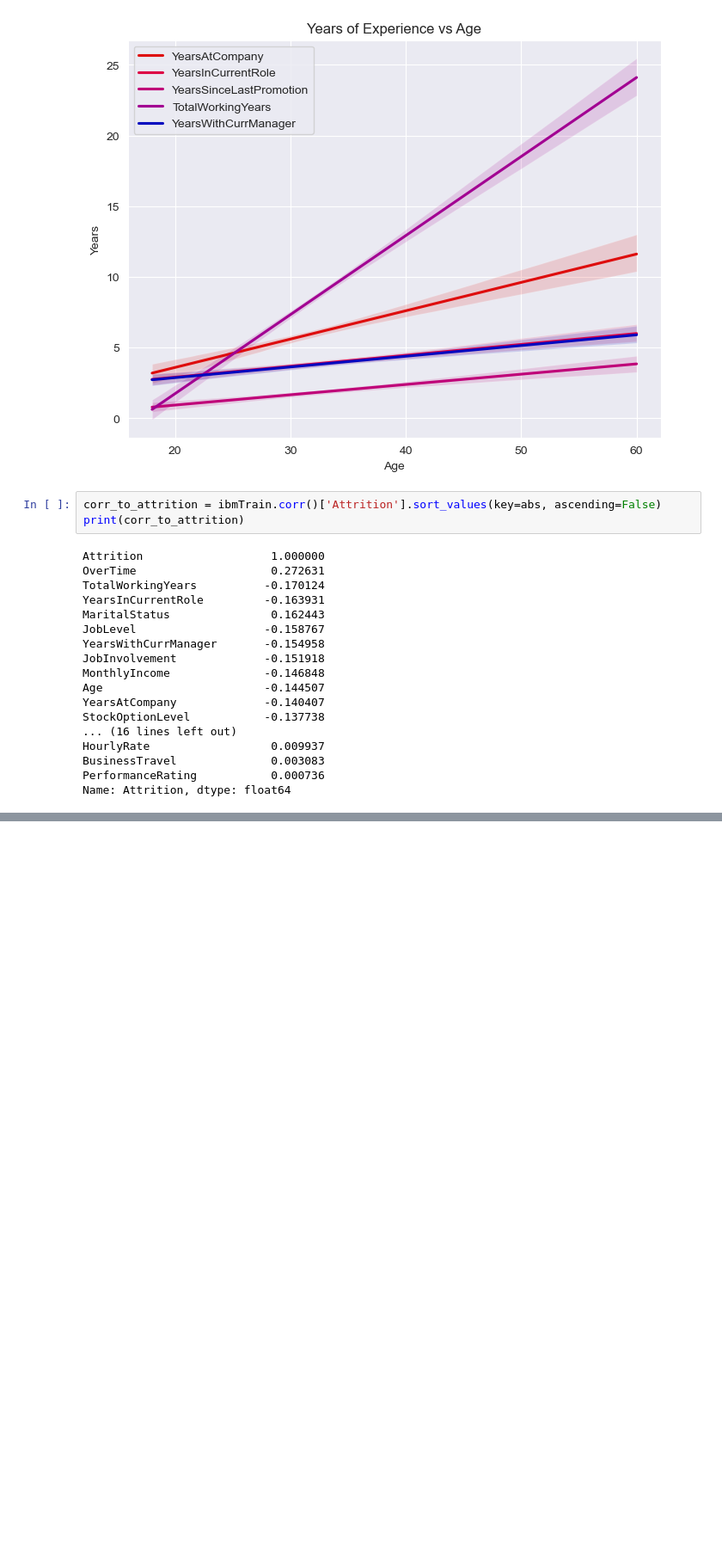
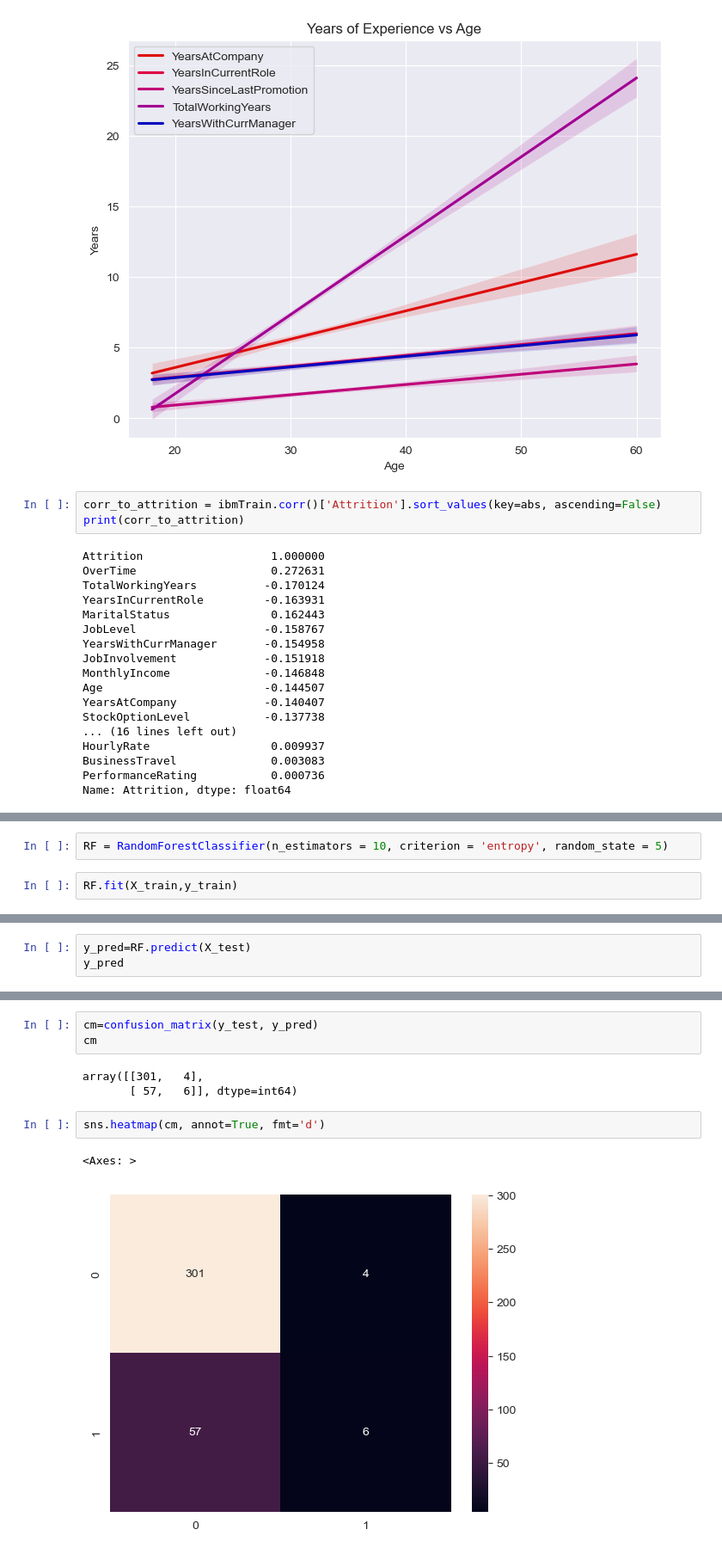
Before and after one commit to JayyyOlden/AMLDM, a Jupyter notebook: 2006184.ipynb, the cells around one changed output, grey strips where cells are left out. Shown at 86% size. Drawn from its saved outputs; the diff is of its cells as text; blank space fills up the shorter version.

```diff
--- a/2006184.ipynb
+++ b/2006184.ipynb
@@ -798,0 +808,4 @@ Name: Attrition, dtype: float64
+# %%
+RF = RandomForestClassifier(n_estimators = 10, criterion = 'entropy', random_state = 5)
+# %%
+RF.fit(X_train,y_train)
@@ -798,0 +814,3 @@ Name: Attrition, dtype: float64
+# %%
+y_pred=RF.predict(X_test)
+y_pred
@@ -798,0 +835,11 @@ Name: Attrition, dtype: float64
+# %%
+cm=confusion_matrix(y_test, y_pred)
+cm
+# %% [output]
+array([[301,   4],
+       [ 57,   6]], dtype=int64)
+# %%
+sns.heatmap(cm, annot=True, fmt='d')
+# %% [output]
+<Axes: >
+[figure, added]
```
Also changed, not shown: parts of 22 cells of this notebook, 3 other files.
